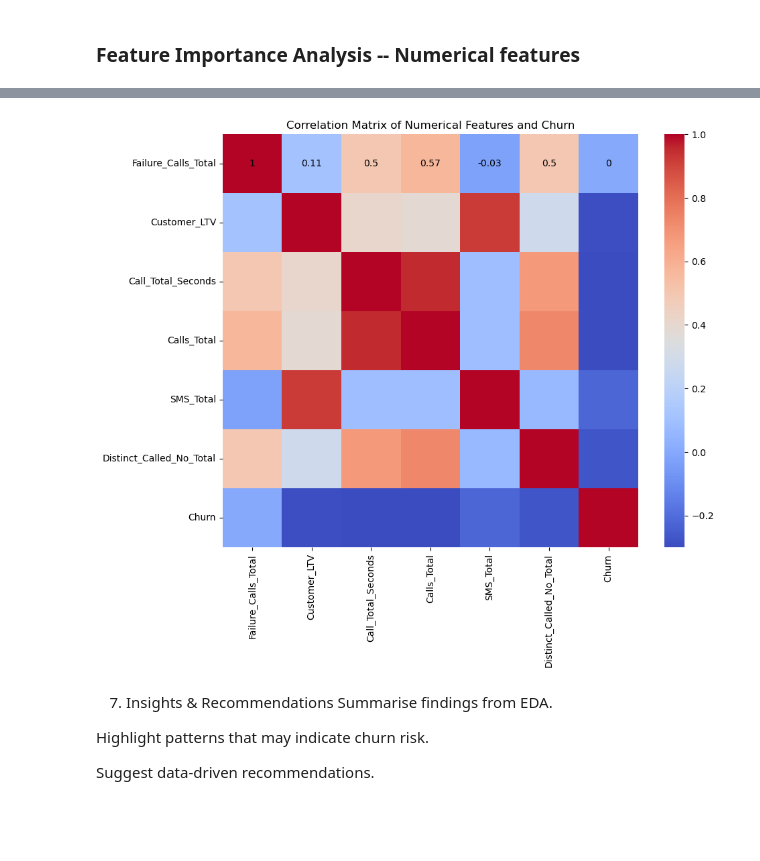
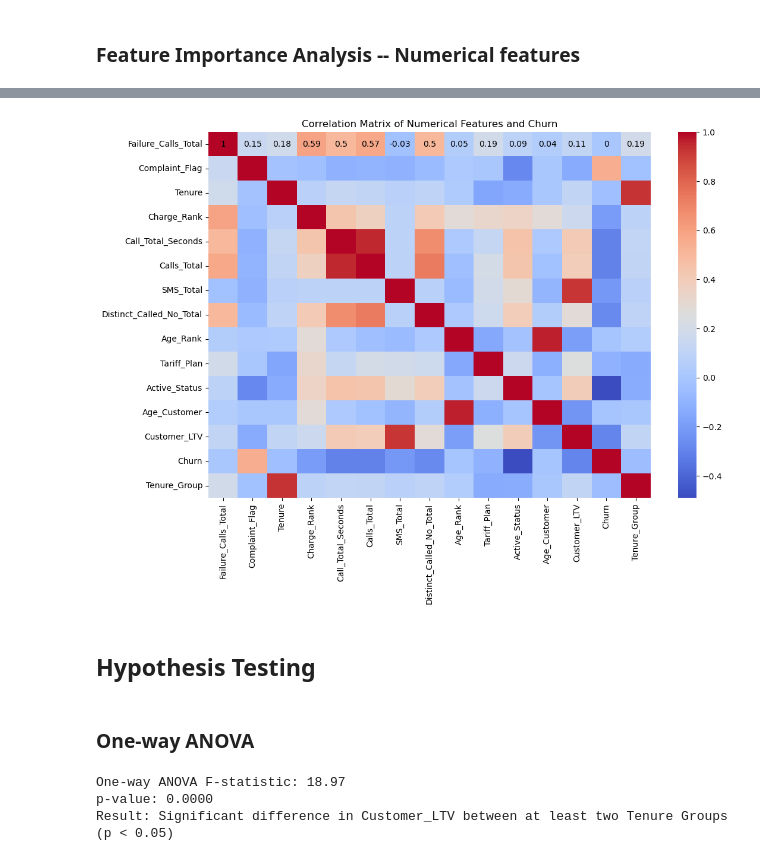
Before and after one commit to FrancisAungThu/TelecomChurnAnalysis, a Jupyter notebook: ChurnAnalysis.ipynb, the cells around one changed output, grey strips where cells are left out. Saved outputs shown, nothing was run; the diff lists cells and outputs as text; code cells hidden in the pictures; blank space fills up the shorter version.

Commit message:
Hypothesis Testing

```diff
--- a/ChurnAnalysis.ipynb
+++ b/ChurnAnalysis.ipynb
@@ -239,6 +242,9 @@ df['Tenure_Group'] = df['Tenure_Group'].astype('int64')
 categorical_features= [ "Charge_Rank", "Age_Rank", "Tariff_Plan", "Tenure_Group", "Complaint_Flag", "Active_Status"]
 numerical_features = [ "Failure_Calls_Total", "Customer_LTV", "Call_Total_Seconds", "Calls_Total", "SMS_Total", "Distinct_Called_No_Total"]
 target = "Churn"
+# %%
+# Create a readable label for churn status
+df['Churn_Label'] = df[target].map({0: 'No Churn', 1: 'Churn'})
 # %%
 df.info()
 # %% [output]
@@ -378,21 +548,33 @@ plt.show()
 # %%
-# Correlation matrix for numerical features and churn
-corr_matrix = df[numerical_features + [target]].corr()
-plt.figure(figsize=(10, 8))
+# Correlation matrix for all numerical features in the DataFrame, excluding 'Churn_Label'
+corr_matrix = df.drop(columns=['Churn_Label'], errors='ignore').corr()
+plt.figure(figsize=(12, 8))
 sns.heatmap(
     corr_matrix.round(2),
     annot=True,
     cmap='coolwarm',
     annot_kws={"size": 10, "color": "black"}  # bigger font & black text
 )
 plt.title('Correlation Matrix of Numerical Features and Churn')
 plt.show()
 # %% [output]
-[figure, old version]
+[figure, new version]
-# %% [markdown]
-7. Insights & Recommendations
-Summarise findings from EDA.
-
-Highlight patterns that may indicate churn risk.
-
-Suggest data-driven recommendations.
+# %% [markdown]
+## Hypothesis Testing
+# %% [markdown]
+### One-way ANOVA
+# %%
+# One-way ANOVA: Does Customer_LTV differ by Tenure_Group?
+from scipy.stats import f_oneway
+anova_groups = [df[df['Tenure_Group'] == g]['Customer_LTV'] for g in sorted(df['Tenure_Group'].unique())]
+f_stat, p_value = f_oneway(*anova_groups)
+print(f"One-way ANOVA F-statistic: {f_stat:.2f}")
+print(f"p-value: {p_value:.4f}")
+if p_value < 0.05:
+    print('Result: Significant difference in Customer_LTV between at least two Tenure Groups (p < 0.05)')
+else:
+    print('Result: No significant difference in Customer_LTV between Tenure Groups (p >= 0.05)')
+# %% [output]
+One-way ANOVA F-statistic: 18.97
+p-value: 0.0000
+Result: Significant difference in Customer_LTV between at least two Tenure Groups (p < 0.05)
```
Also changed, not shown: parts of 22 cells of this notebook.
